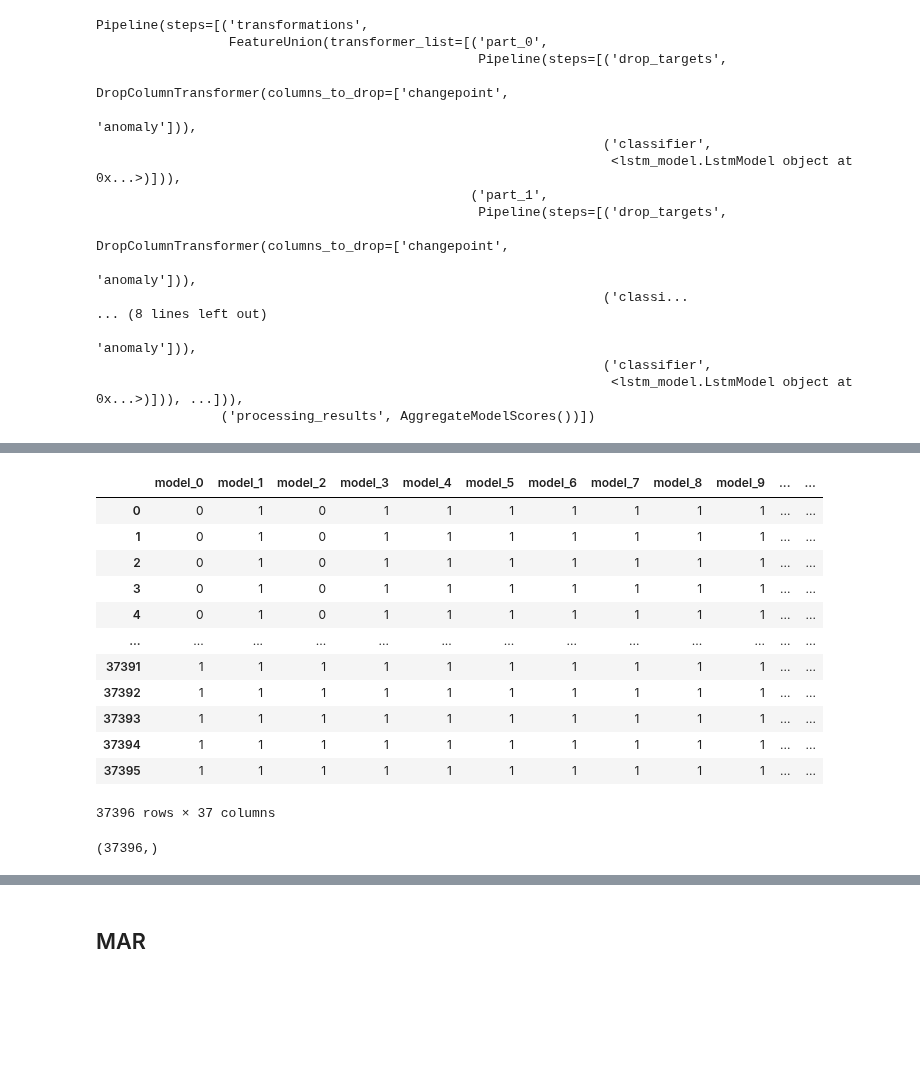
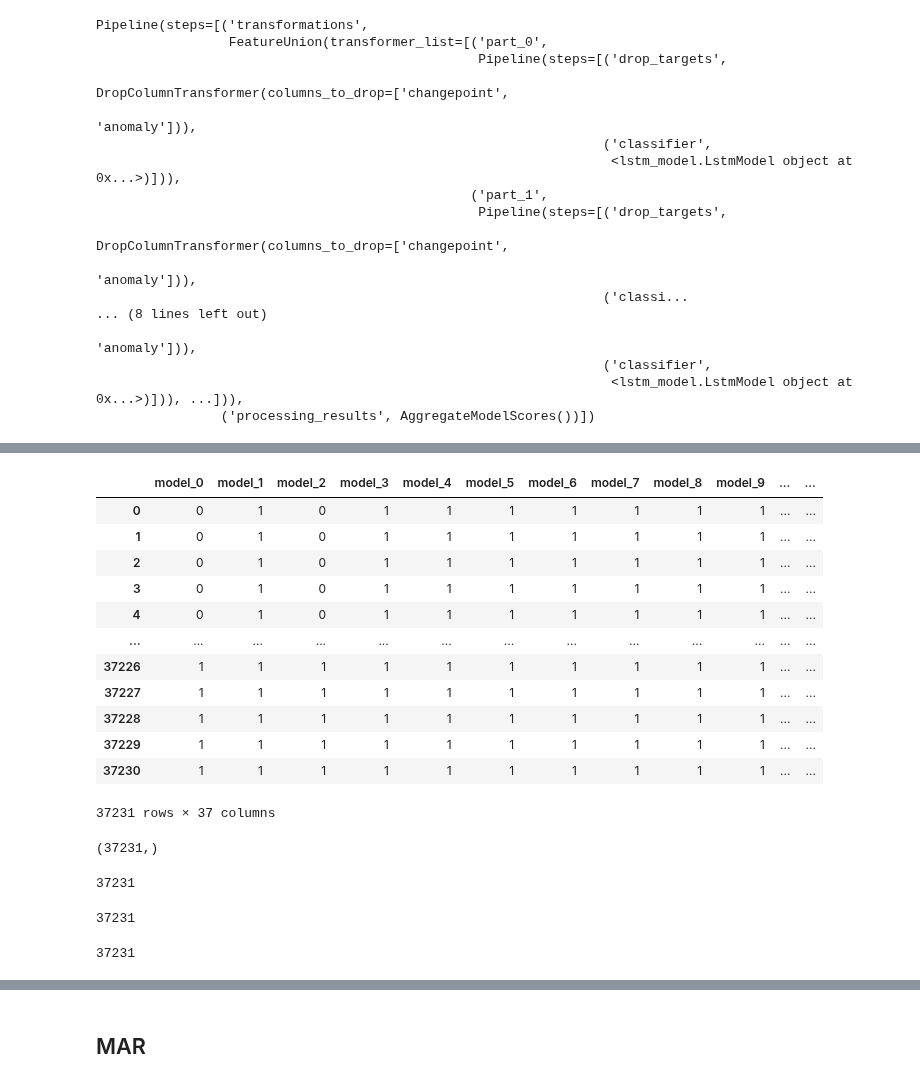
Before and after one commit to Oren-Ben/mlops-anomaly-detection, a Jupyter notebook: v1_model_schemes/lstm_run.ipynb, the cells around one changed output, grey strips where cells are left out. Cells and saved outputs as stored; diff of their text form; code cells hidden in the pictures; blank space fills up the shorter version.

```diff
--- a/v1_model_schemes/lstm_run.ipynb
+++ b/v1_model_schemes/lstm_run.ipynb
@@ -65,3 +87,3 @@ X.shape:  (13595, 34)
 # %%
-res2 = model_pipe.transform(test_set)
+res2 = [model_pipe.transform(df) for df in  list_of_dfs]
 # %% [output]
@@ -85,21 +107,22 @@ X.shape:  (37396, 34)
-# %%
-res2
-# %% [output]
-|  | model_0 | model_1 | model_2 | model_3 | model_4 | model_5 | model_6 | model_7 | model_8 | model_9 | ... | ... |
-| 0 | 0 | 1 | 0 | 1 | 1 | 1 | 1 | 1 | 1 | 1 | ... | ... |
-| 1 | 0 | 1 | 0 | 1 | 1 | 1 | 1 | 1 | 1 | 1 | ... | ... |
-| 2 | 0 | 1 | 0 | 1 | 1 | 1 | 1 | 1 | 1 | 1 | ... | ... |
-| 3 | 0 | 1 | 0 | 1 | 1 | 1 | 1 | 1 | 1 | 1 | ... | ... |
-| 4 | 0 | 1 | 0 | 1 | 1 | 1 | 1 | 1 | 1 | 1 | ... | ... |
-| ... | ... | ... | ... | ... | ... | ... | ... | ... | ... | ... | ... | ... |
-| 37391 | 1 | 1 | 1 | 1 | 1 | 1 | 1 | 1 | 1 | 1 | ... | ... |
-| 37392 | 1 | 1 | 1 | 1 | 1 | 1 | 1 | 1 | 1 | 1 | ... | ... |
-| 37393 | 1 | 1 | 1 | 1 | 1 | 1 | 1 | 1 | 1 | 1 | ... | ... |
-| 37394 | 1 | 1 | 1 | 1 | 1 | 1 | 1 | 1 | 1 | 1 | ... | ... |
-| 37395 | 1 | 1 | 1 | 1 | 1 | 1 | 1 | 1 | 1 | 1 | ... | ... |
-37396 rows × 37 columns
+# %%
+res3 = pd.concat(res2, ignore_index=True)
+res3
+# %% [output]
+|  | model_0 | model_1 | model_2 | model_3 | model_4 | model_5 | model_6 | model_7 | model_8 | model_9 | ... | ... |
+| 0 | 0 | 1 | 0 | 1 | 1 | 1 | 1 | 1 | 1 | 1 | ... | ... |
+| 1 | 0 | 1 | 0 | 1 | 1 | 1 | 1 | 1 | 1 | 1 | ... | ... |
+| 2 | 0 | 1 | 0 | 1 | 1 | 1 | 1 | 1 | 1 | 1 | ... | ... |
+| 3 | 0 | 1 | 0 | 1 | 1 | 1 | 1 | 1 | 1 | 1 | ... | ... |
+| 4 | 0 | 1 | 0 | 1 | 1 | 1 | 1 | 1 | 1 | 1 | ... | ... |
+| ... | ... | ... | ... | ... | ... | ... | ... | ... | ... | ... | ... | ... |
+| 37226 | 1 | 1 | 1 | 1 | 1 | 1 | 1 | 1 | 1 | 1 | ... | ... |
+| 37227 | 1 | 1 | 1 | 1 | 1 | 1 | 1 | 1 | 1 | 1 | ... | ... |
+| 37228 | 1 | 1 | 1 | 1 | 1 | 1 | 1 | 1 | 1 | 1 | ... | ... |
+| 37229 | 1 | 1 | 1 | 1 | 1 | 1 | 1 | 1 | 1 | 1 | ... | ... |
+| 37230 | 1 | 1 | 1 | 1 | 1 | 1 | 1 | 1 | 1 | 1 | ... | ... |
+37231 rows × 37 columns
 # %%
-y_pred = res2['avg_prediction']
+y_pred = res3['avg_prediction']
 y_pred.shape
 # %% [output]
-(37396,)
+(37231,)
@@ -107,0 +131,13 @@ y_test = test_set['anomaly'][5:]
+# %%
+len(base_preds)
+# %% [output]
+37231
+# %%
+len(y_pred)
+# %% [output]
+37231
+# %%
+y_test = pd.concat([df['anomaly'][5:] for df in list_of_dfs],ignore_index=True)
+len(y_test)
+# %% [output]
+37231
```
Also changed, not shown: parts of 28 cells of this notebook, 10 other files.
